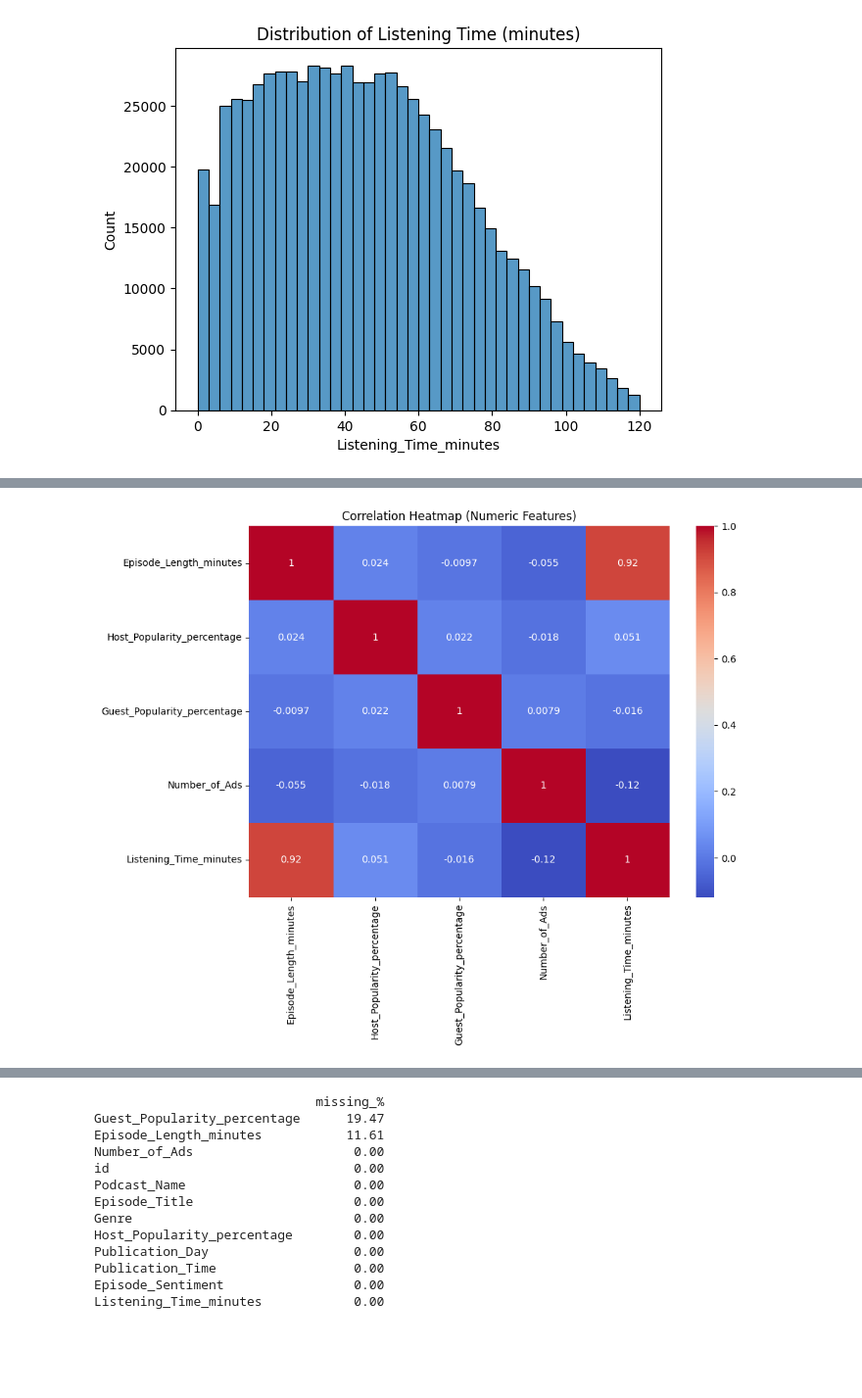
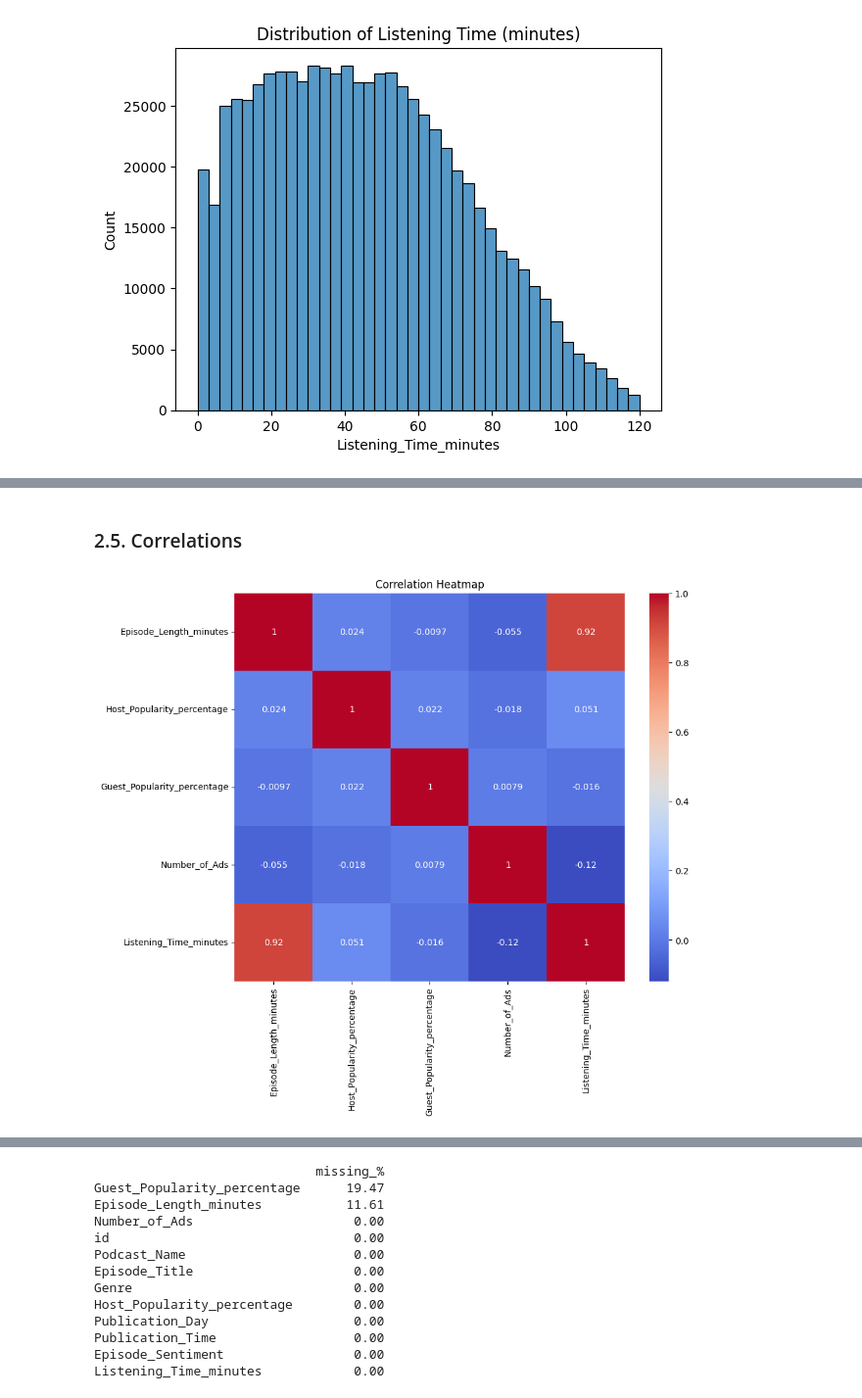
Before and after one commit to MiaTran1112/sds293-final-project, a Jupyter notebook: notebook/exploration.ipynb, the cells around one changed output, grey strips where cells are left out. Shown at 98% size. Drawn from its saved outputs; the diff is of its cells as text; code cells hidden in the pictures; blank space fills up the shorter version.

```diff
--- a/notebook/exploration.ipynb
+++ b/notebook/exploration.ipynb
@@ -165,9 +149,9 @@ The categorical variables also show meaningful variation. **Genre** is well-dist
+# %% [markdown]
+### 2.5. Correlations
 # %%
-# Correlation heatmap for numeric features
 plt.figure(figsize=(10, 8))
 sns.heatmap(df[num_cols].corr(), annot=True, cmap="coolwarm")
-plt.title("Correlation Heatmap (Numeric Features)")
-plt.tight_layout()
+plt.title("Correlation Heatmap")
 plt.show()
 # %% [output]
-[figure, old version]
+[figure, new version]
```
Also changed, not shown: parts of 89 cells of this notebook.
